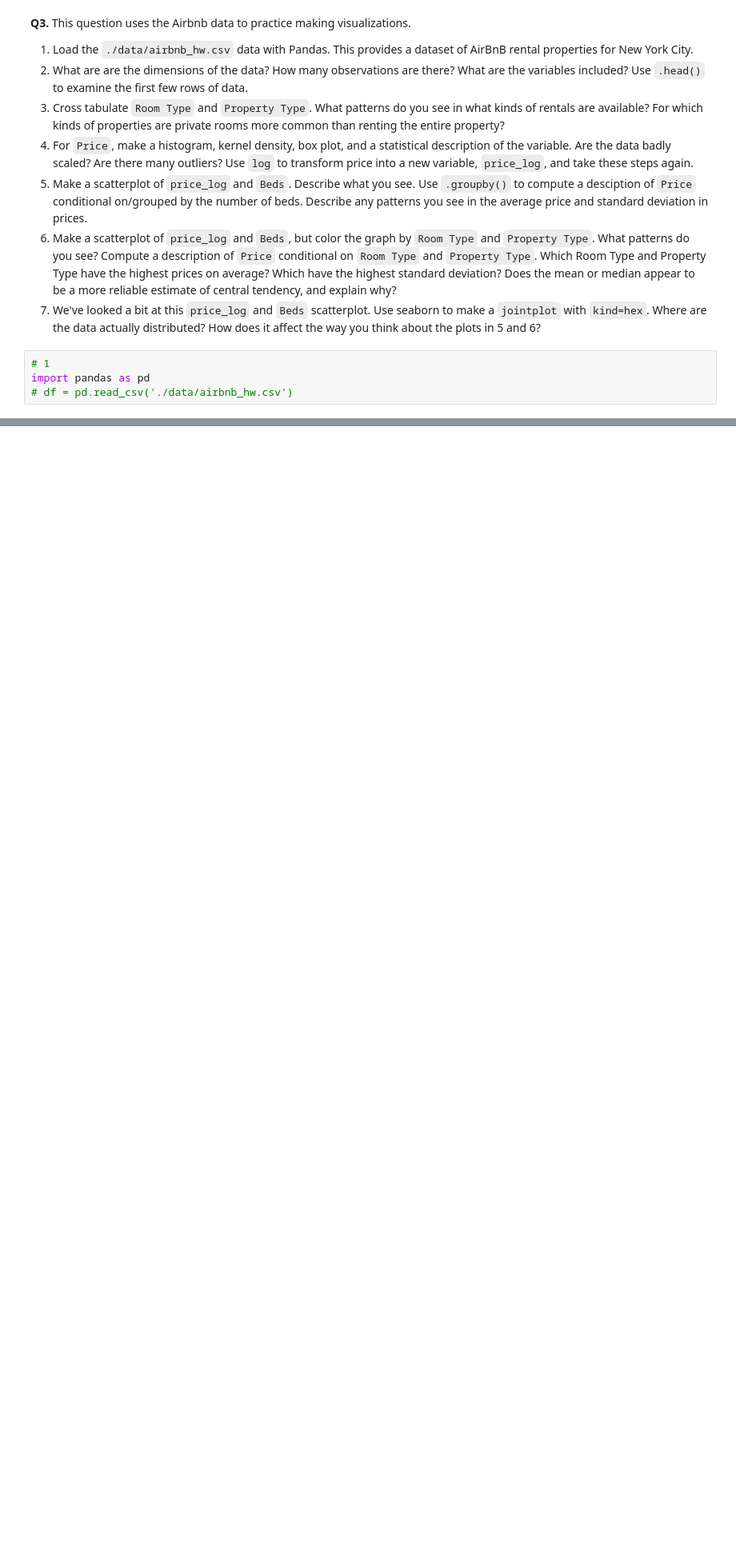
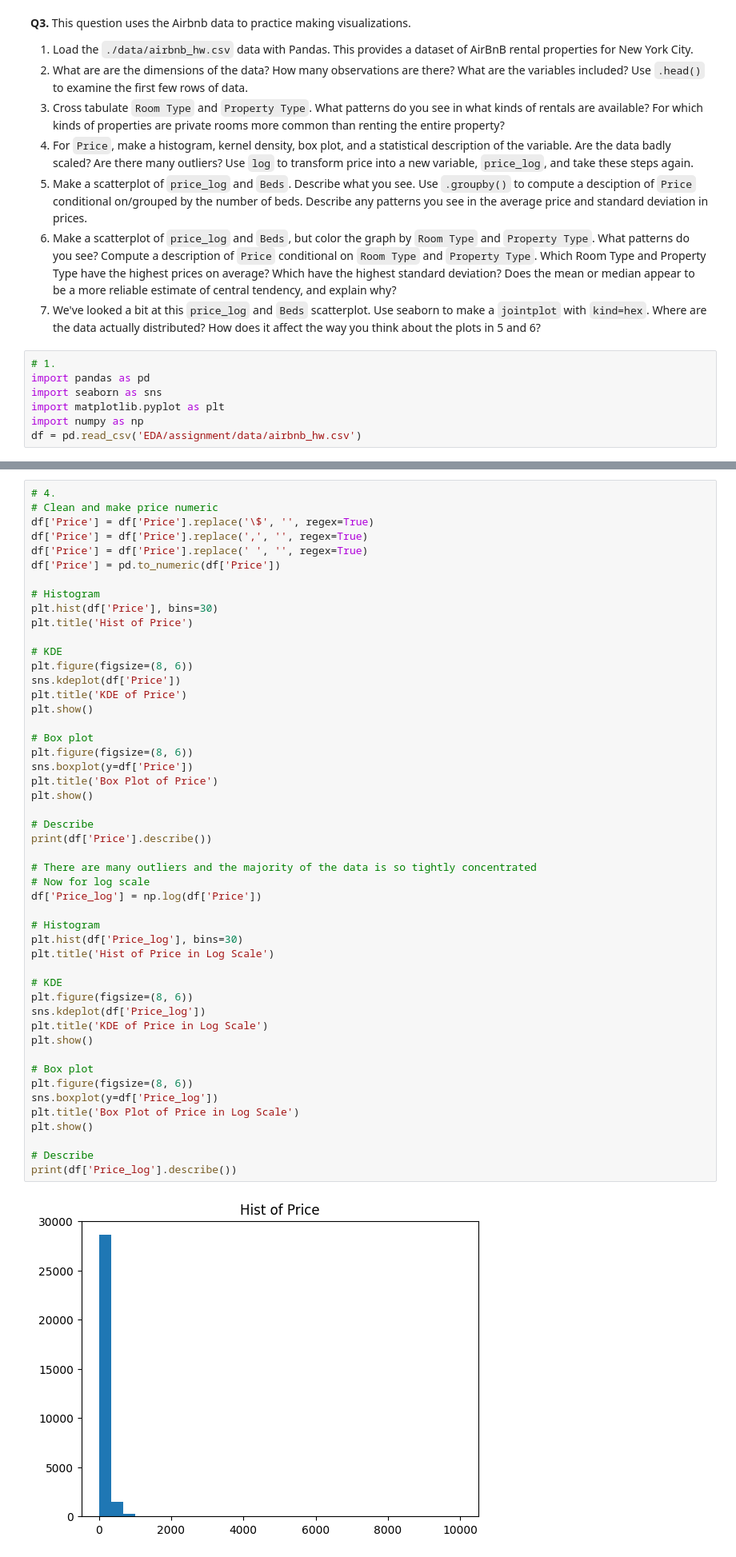
Before and after one commit to conorgibbons147/EDA, a Jupyter notebook: assignment/assignment.ipynb, the cells around one changed output, grey strips where cells are left out. Shown: that part at 80% size. Drawn from its saved outputs; the diff is of its cells as text; blank space fills up the shorter version.

```diff
--- a/assignment/assignment.ipynb
+++ b/assignment/assignment.ipynb
@@ -45,6 +55,9 @@ I uploaded a pdf of my written answers in the assignment folder of the repo.
   6. Make a scatterplot of `price_log` and `Beds`, but color the graph by `Room Type` and `Property Type`. What patterns do you see? Compute a description of `Price` conditional on `Room Type` and `Property Type`. Which Room Type and Property Type have the highest prices on average? Which have the highest standard deviation? Does the mean or median appear to be a more reliable estimate of central tendency, and explain why?
   7. We've looked a bit at this `price_log` and `Beds` scatterplot. Use seaborn to make a `jointplot` with `kind=hex`. Where are the data actually distributed? How does it affect the way you think about the plots in 5 and 6?
 # %%
-# 1
+# 1.
 import pandas as pd
-# df = pd.read_csv('./data/airbnb_hw.csv')
+import seaborn as sns
+import matplotlib.pyplot as plt
+import numpy as np
+df = pd.read_csv('EDA/assignment/data/airbnb_hw.csv')
@@ -52,0 +88,51 @@ FileNotFoundError: [Errno 2] No such file or directory: './data/airbnb_hw.csv'
+# %%
+# 4.
+# Clean and make price numeric
+df['Price'] = df['Price'].replace('\$', '', regex=True)
+df['Price'] = df['Price'].replace(',', '', regex=True)
+df['Price'] = df['Price'].replace(' ', '', regex=True)
+df['Price'] = pd.to_numeric(df['Price'])
+
+# Histogram
+plt.hist(df['Price'], bins=30)
+plt.title('Hist of Price')
+
+# KDE
+plt.figure(figsize=(8, 6))
+sns.kdeplot(df['Price'])
+plt.title('KDE of Price')
+plt.show()
+
+# Box plot
+plt.figure(figsize=(8, 6))
+sns.boxplot(y=df['Price'])
+plt.title('Box Plot of Price')
+plt.show()
+
+# Describe
+print(df['Price'].describe())
+
+# There are many outliers and the majority of the data is so tightly concentrated
+# Now for log scale
+df['Price_log'] = np.log(df['Price'])
+
+# Histogram
+plt.hist(df['Price_log'], bins=30)
+plt.title('Hist of Price in Log Scale')
+
+# KDE
+plt.figure(figsize=(8, 6))
+sns.kdeplot(df['Price_log'])
+plt.title('KDE of Price in Log Scale')
+plt.show()
+
+# Box plot
+plt.figure(figsize=(8, 6))
+sns.boxplot(y=df['Price_log'])
+plt.title('Box Plot of Price in Log Scale')
+plt.show()
+
+# Describe
+print(df['Price_log'].describe())
+# %% [output]
+[figure, added]
```
Also changed, not shown: parts of 8 cells of this notebook.
